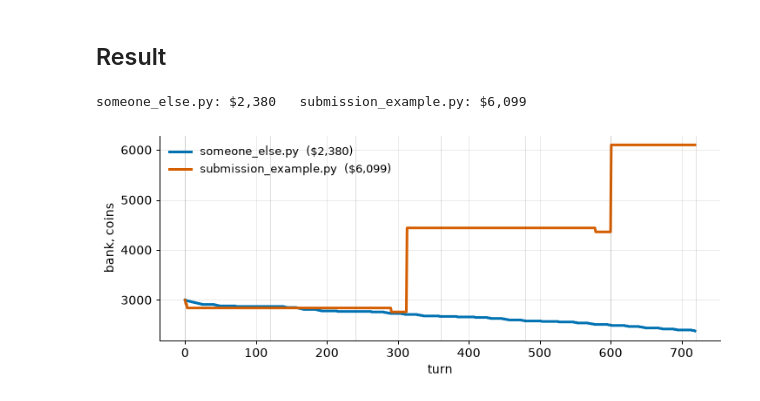
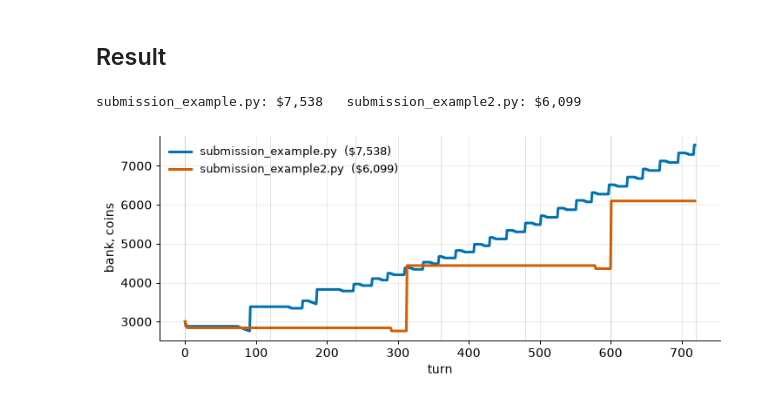
Before and after one commit to bravefe/Kaggriculture, a Jupyter notebook: kaggriculture-getting-started.ipynb, the cells around one changed output. Saved outputs shown, nothing was run; the diff lists cells and outputs as text; code cells hidden in the pictures.

```diff
--- a/kaggriculture-getting-started.ipynb
+++ b/kaggriculture-getting-started.ipynb
@@ -924,24 +925,24 @@ Overwriting main.py
 ## Result
 # %%
 env = make("kaggriculture", configuration={"seed": 42}, debug=True)
-agent_0 = "someone_else.py"
-agent_1 = "submission_example.py"
+agent_0 = "submission_example.py"
+agent_1 = "submission_example2.py"
 env.run([agent_0, agent_1])
 
 money = {i: [step[0]["observation"]["farms"][i]["money"] for step in env.steps] for i in (0, 1)}
 final = {i: env.steps[-1][i]["reward"] for i in (0, 1)}
 print(f"{agent_0}: ${final[0]:,.0f}   {agent_1}: ${final[1]:,.0f}")
 
 fig, ax = plt.subplots(figsize=(8.2, 3.4))
 turns = np.arange(len(money[0]))
 ax.plot(turns, money[0], color=P0, lw=2.4, label=f"{agent_0}  (${final[0]:,.0f})")
 ax.plot(turns, money[1], color=P1, lw=2.4, label=f"{agent_1}  (${final[1]:,.0f})")
 for d in range(0, 31, 5):
     ax.axvline(d * 24, color="#4A3F35", lw=.5, alpha=.25)
 ax.set_xlabel("turn"); ax.set_ylabel("bank, coins")
 ax.legend(fontsize=10, frameon=False, loc="upper left")
 plt.tight_layout(); plt.show()
 # %% [output]
-someone_else.py: $2,380   submission_example.py: $6,099
+submission_example.py: $7,538   submission_example2.py: $6,099
-[figure, old version]
+[figure, new version]
 # %%
```
Also changed, not shown: parts of 6 cells of this notebook, 7 other files.
